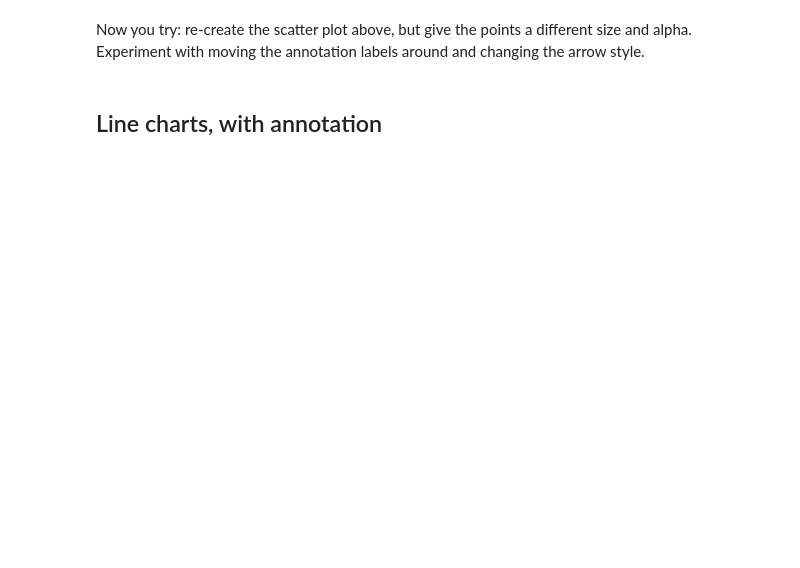
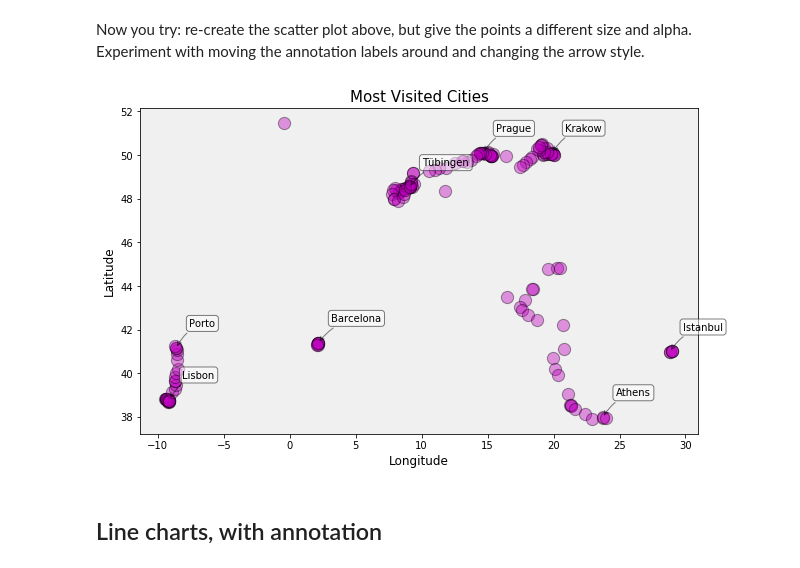
Before and after one commit to uky-transport-data-science/ce599, a Jupyter notebook: 15-Data Viz 1/data-viz.ipynb, the cells around one changed output. Cells and saved outputs as stored; diff of their text form; code cells hidden in the pictures; blank space fills up the shorter version.

```diff
--- a/15-Data Viz 1/data-viz.ipynb
+++ b/15-Data Viz 1/data-viz.ipynb
@@ -232,5 +330,39 @@ plt.show()
 # %% [markdown]
 Now you try: re-create the scatter plot above, but give the points a different size and alpha. Experiment with moving the annotation labels around and changing the arrow style.
+# %%
+# now we can annotate each city on the plot
+
+fig, ax = plt.subplots()
+fig.set_size_inches(10, 6)
+rs_scatter = ax.scatter(x=rs['lon'], y=rs['lat'], c='m', edgecolor='k', alpha=.4, s=150)
+
+# set font of tick labels
+for label in ax.get_xticklabels():
+    label.set_fontproperties(ticks_font)
+for label in ax.get_yticklabels():
+    label.set_fontproperties(ticks_font)
+
+# set title, axis labels, background color
+ax.set_title('Most Visited Cities', fontproperties=title_font)
+ax.set_xlabel('Longitude', fontproperties=label_font)
+ax.set_ylabel('Latitude', fontproperties=label_font)
+ax.set_facecolor(axis_bgcolor)
+
+# annotate each of the most visited cities on the map
+bbox_style = {'boxstyle':'round', 'color':'k', 'fc':'w', 'alpha':0.5}
+arrowprops_style = {'arrowstyle':'->', 'connectionstyle':'arc3,rad=0.2', 'color':'k', 'alpha':0.5}
+annotate_cities = lambda row: ax.annotate(row['city'],
+                                          xy=(row['lon'], row['lat']),
+                                          xytext=(row['lon'] + 1, row['lat'] + 1),
+                                          fontproperties=annotation_font,
+                                          bbox=bbox_style,
+                                          xycoords='data',
+                                          arrowprops=arrowprops_style)
+most_visited_cities.apply(annotate_cities, axis=1)
+
+plt.show()
+# %% [output]
+[figure, added]
 # %% [markdown]
 ## Line charts, with annotation
 # %%
```
Also changed, not shown: parts of 27 cells of this notebook, 2 other files.
